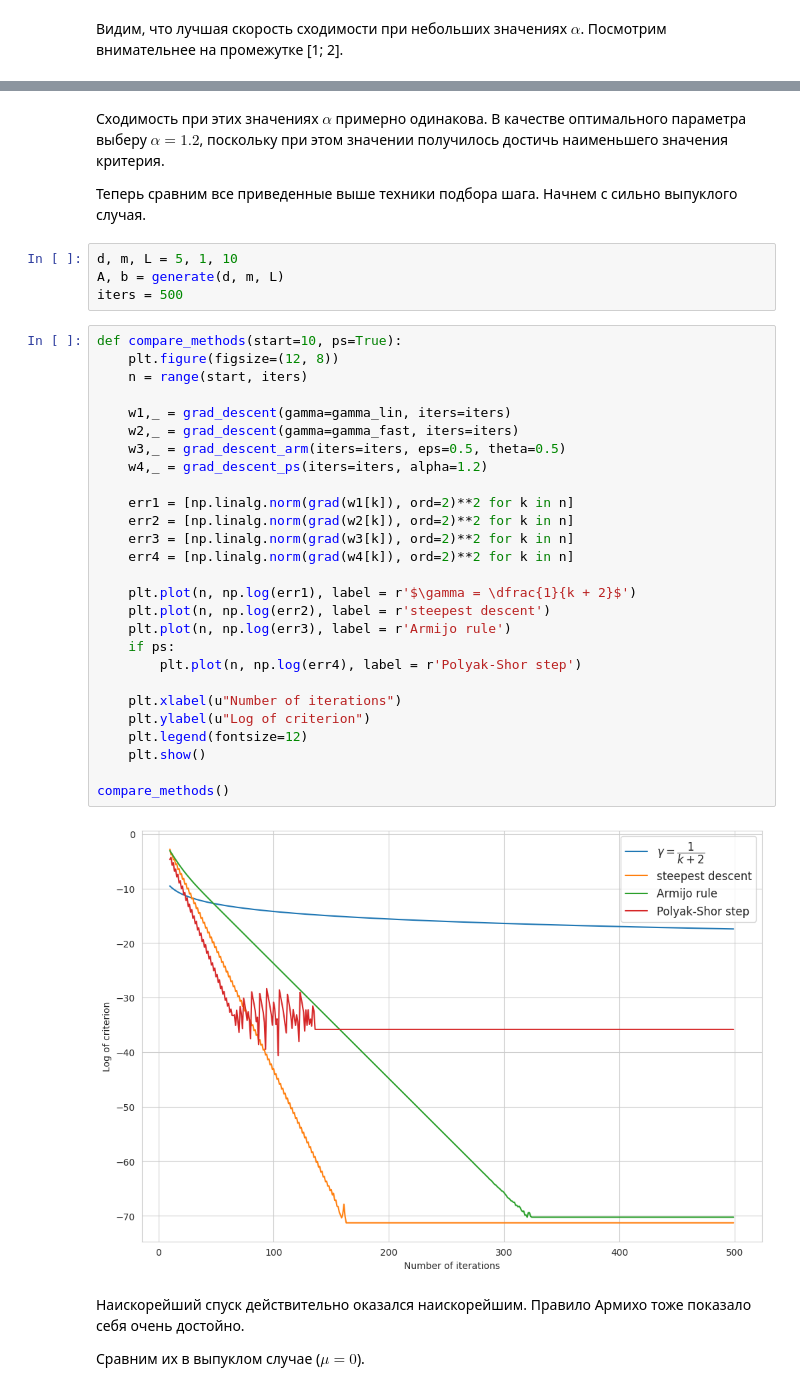
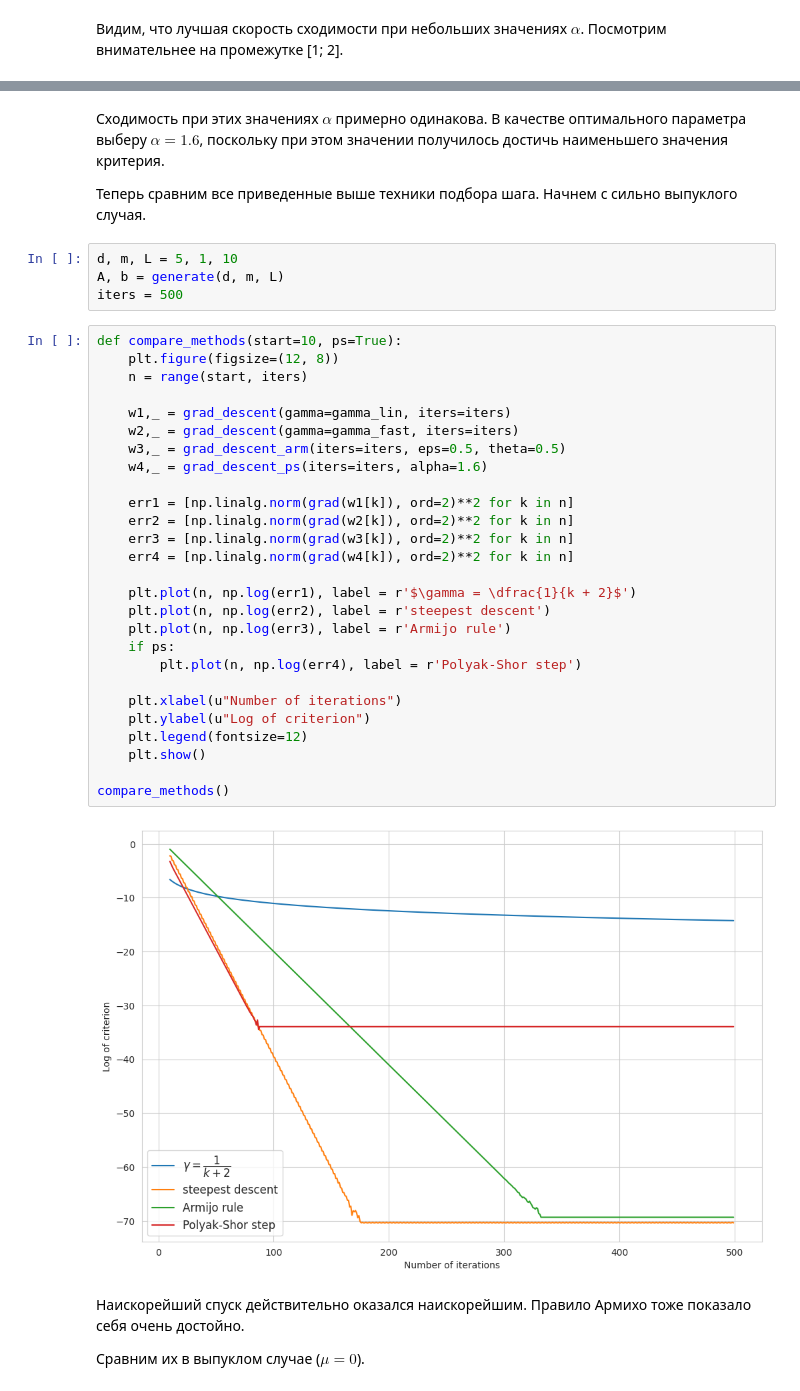
Before and after one commit to featztex/optimization, a Jupyter notebook: hw/Emelyanov_HW_1.ipynb, the cells around one changed output, grey strips where cells are left out. Cells and saved outputs as stored; diff of their text form.

```diff
--- a/hw/Emelyanov_HW_1.ipynb
+++ b/hw/Emelyanov_HW_1.ipynb
@@ -538,5 +538,5 @@ ps_parameters(alphas=alphas, iters=iters)
 # %% [markdown]
-Сходимость при этих значениях $\alpha$ примерно одинакова. В качестве оптимального параметра выберу $\alpha = 1.2$, поскольку при этом значении получилось достичь наименьшего значения критерия.
+Сходимость при этих значениях $\alpha$ примерно одинакова. В качестве оптимального параметра выберу $\alpha = 1.6$, поскольку при этом значении получилось достичь наименьшего значения критерия.
 
 Теперь сравним все приведенные выше техники подбора шага. Начнем с сильно выпуклого случая.
 # %%
@@ -546,32 +546,32 @@ iters = 500
 # %%
 def compare_methods(start=10, ps=True):
     plt.figure(figsize=(12, 8))
     n = range(start, iters)
 
     w1,_ = grad_descent(gamma=gamma_lin, iters=iters)
     w2,_ = grad_descent(gamma=gamma_fast, iters=iters)
     w3,_ = grad_descent_arm(iters=iters, eps=0.5, theta=0.5)
-    w4,_ = grad_descent_ps(iters=iters, alpha=1.2)
+    w4,_ = grad_descent_ps(iters=iters, alpha=1.6)
 
     err1 = [np.linalg.norm(grad(w1[k]), ord=2)**2 for k in n]
     err2 = [np.linalg.norm(grad(w2[k]), ord=2)**2 for k in n]
     err3 = [np.linalg.norm(grad(w3[k]), ord=2)**2 for k in n]
     err4 = [np.linalg.norm(grad(w4[k]), ord=2)**2 for k in n]
 
     plt.plot(n, np.log(err1), label = r'$\gamma = \dfrac{1}{k + 2}$')
     plt.plot(n, np.log(err2), label = r'steepest descent')
     plt.plot(n, np.log(err3), label = r'Armijo rule')
     if ps:
         plt.plot(n, np.log(err4), label = r'Polyak-Shor step')
 
     plt.xlabel(u"Number of iterations")
     plt.ylabel(u"Log of criterion")
     plt.legend(fontsize=12)
     plt.show()
 
 compare_methods()
 # %% [output]
-[figure, old version]
+[figure, new version]
 # %% [markdown]
 Наискорейший спуск действительно оказался наискорейшим. Правило Армихо тоже показало себя очень достойно.
 
```
Also changed, not shown: parts of 16 cells of this notebook.
